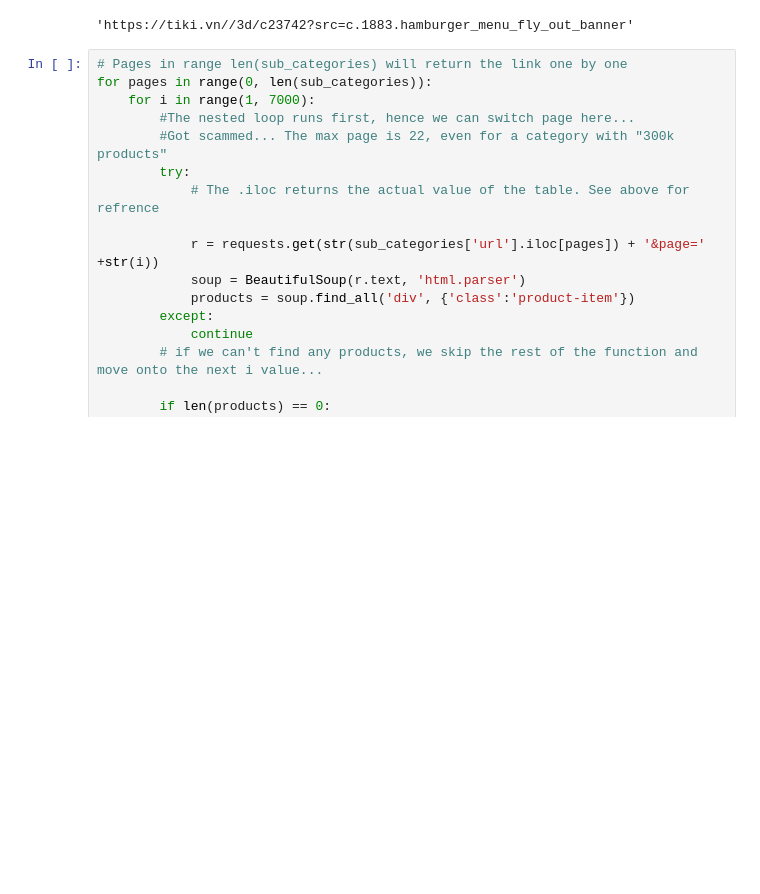
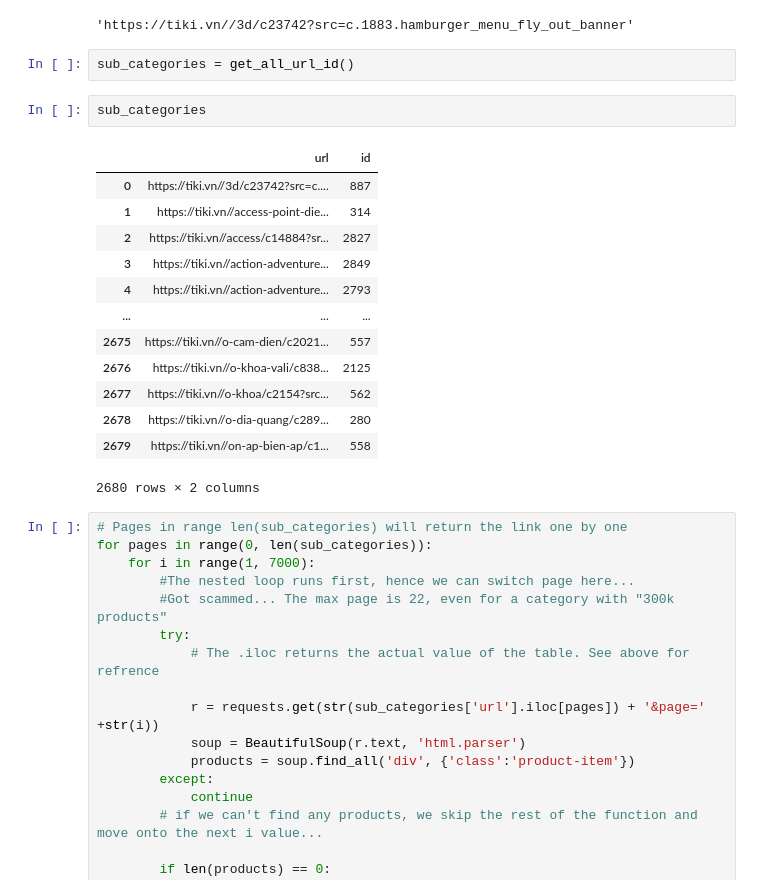
Before and after one commit to nickbar0123/Recursion-Scrapping, a Jupyter notebook: Final.ipynb, the cells around one changed output. Saved outputs shown, nothing was run; the diff lists cells and outputs as text; blank space fills up the shorter version.

```diff
--- a/Final.ipynb
+++ b/Final.ipynb
@@ -234,6 +237,24 @@ print(type(sub_categories['id'].iloc[0]))
 str(sub_categories['url'].iloc[0])
 # %% [output]
 'https://tiki.vn//3d/c23742?src=c.1883.hamburger_menu_fly_out_banner'
+# %%
+sub_categories = get_all_url_id()
+# %%
+sub_categories
+# %% [output]
+|  | url | id |
+| 0 | https://tiki.vn//3d/c23742?src=c.... | 887 |
+| 1 | https://tiki.vn//access-point-die... | 314 |
+| 2 | https://tiki.vn//access/c14884?sr... | 2827 |
+| 3 | https://tiki.vn//action-adventure... | 2849 |
+| 4 | https://tiki.vn//action-adventure... | 2793 |
+| ... | ... | ... |
+| 2675 | https://tiki.vn//o-cam-dien/c2021... | 557 |
+| 2676 | https://tiki.vn//o-khoa-vali/c838... | 2125 |
+| 2677 | https://tiki.vn//o-khoa/c2154?src... | 562 |
+| 2678 | https://tiki.vn//o-dia-quang/c289... | 280 |
+| 2679 | https://tiki.vn//on-ap-bien-ap/c1... | 558 |
+2680 rows × 2 columns
 # %%
 # Pages in range len(sub_categories) will return the link one by one
 for pages in range(0, len(sub_categories)):
```
Also changed, not shown: parts of 11 cells of this notebook.
